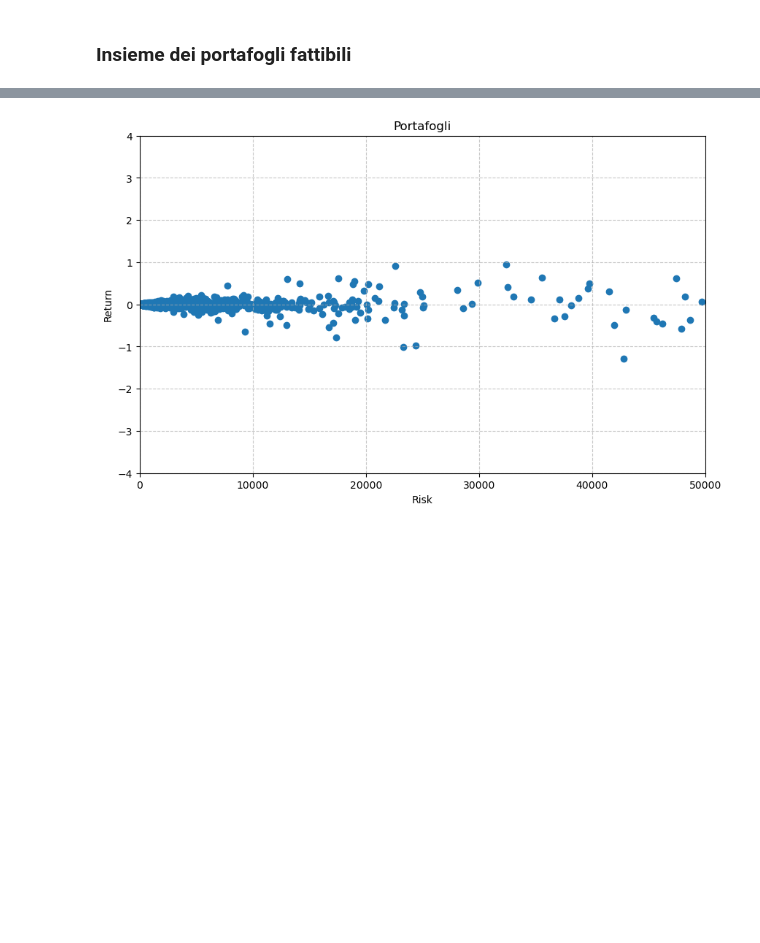
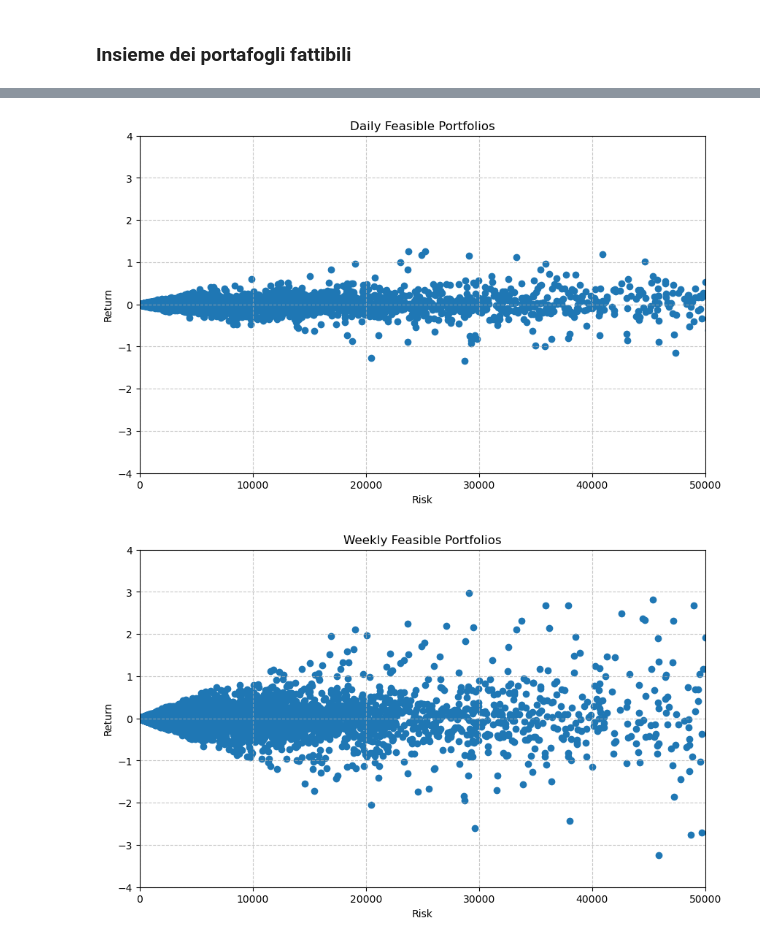
Before and after one commit to LucaFalasca/FinancialMarketAnalysis, a Jupyter notebook: rendimenti.ipynb, the cells around one changed output, grey strips where cells are left out. Drawn from its saved outputs; the diff is of its cells as text; code cells hidden in the pictures; blank space fills up the shorter version.

Commit message:
Feasible wallets

```diff
--- a/rendimenti.ipynb
+++ b/rendimenti.ipynb
@@ -221,7 +221,7 @@ for ticker, stock in stocks.items():
     df = stock.copy()
     df["Date"] = pd.to_datetime(df["Date"])
     df.set_index("Date", inplace=True)
-    df = df.rename(columns={"Close": ticker})
+    df = df.rename(columns={"Adj Close": ticker})
 
     all_stocks = pd.concat([all_stocks, df[ticker]], axis=1)
 
@@ -262,7 +262,10 @@ stock_exp_daily_return["Return"] = (np.log(all_stocks.iloc[-1]) - np.log(all_sto
 
 # Calcolo il tasso di rendimento settimanale medio per ogni stock
 stock_exp_weekly_return["Return"] = weekly_ret_rates.mean()
+stock_exp_monthly_return["Return"] = monthly_ret_rates.mean()
 
 print(stock_exp_daily_return)
+print(stock_exp_weekly_return)
+print(stock_exp_monthly_return)
 # %% [output]
         Return
@@ -280,22 +295,29 @@ wallets = pd.DataFrame()
 for ticker in tickers:
     # faccio 100 estrazioni casuali tra 0 e 1
     #wallets[ticker] = np.random.uniform(-100, 100, 100000)
-    wallets[ticker] = np.random.normal(0, 1000, 100000)
+    wallets[ticker] = np.random.normal(0, 1000, 1000000)
 
 # Normalizzo i pesi
 wallets = wallets.div(wallets.sum(axis=1), axis=0)
 
 # Calcolo il rendimento atteso pesando i rendimenti delle azioni per i pesi
-wallets_return = (wallets * stock_exp_daily_return["Return"]).sum(axis=1)
+wallets_daily_return = (wallets * stock_exp_daily_return["Return"]).sum(axis=1)
+wallets_weekly_return = (wallets * stock_exp_weekly_return["Return"]).sum(axis=1)
+wallets_monthly_return = (wallets * stock_exp_monthly_return["Return"]).sum(axis=1)
 
 # Calcolo la varianza pesata
 cov = all_stocks.cov()
 print(cov)
-wallets_variance = wallets.apply(lambda x: np.sqrt(np.dot(x, np.dot(cov, x))), axis=1)
+wallets_daily_variance = wallets.apply(lambda x: np.sqrt(np.dot(x, np.dot(cov, x))), axis=1)
+wallets_weekly_variance = wallets.apply(lambda x: np.sqrt(np.dot(x, np.dot(cov, x))), axis=1)
+wallets_monthly_variance = wallets.apply(lambda x: np.sqrt(np.dot(x, np.dot(cov, x))), axis=1)
+
 
 # Unisco i dati in un unico dataframe
-wallets["Return"] = wallets_return
-wallets["Risk"] = wallets_variance
+wallets["Daily_Return"] = wallets_daily_return
+wallets["Weekly_Return"] = wallets_weekly_return
+wallets["Monthly_Return"] = wallets_monthly_return
+wallets["Risk"] = wallets_daily_variance
 print(wallets)
 # %% [output]
              AAPL          MSFT         AMZN          JPM          WMT
@@ -321,15 +340,19 @@ WMT    753.740226   1357.970156   715.788729   564.210755   179.434817
 # %%
 # Grafico i vari portafogli con uno scatter plot
-plt.figure(figsize=(10, 6))
-plt.scatter(wallets["Risk"], wallets["Return"], alpha=1)
-plt.title("Portafogli")
-plt.xlabel("Risk")
-plt.ylabel("Return")
-plt.xlim(0, 0.5e5)
-plt.ylim(-4, 4)
+def plot_feasible_wallets(risk, exp_ret, title):
+    plt.figure(figsize=(10, 6))
+    plt.scatter(risk, exp_ret, alpha=1)
+    plt.title(title)
+    plt.xlabel("Risk")
+    plt.ylabel("Return")
+    plt.xlim(0, 0.5e5)
+    plt.ylim(-4, 4)
+    plt.grid(True, linestyle='--', alpha=0.7)
+    plt.show()
 
-# mostro il grafico il scala logaritmica
-plt.grid(True, linestyle='--', alpha=0.7)
-plt.show()
+plot_feasible_wallets(wallets["Risk"], wallets["Daily_Return"] , "Daily Feasible Portfolios")
+plot_feasible_wallets(wallets["Risk"], wallets["Weekly_Return"] , "Weekly Feasible Portfolios")
+plot_feasible_wallets(wallets["Risk"], wallets["Monthly_Return"] , "Monthly Feasible Portfolios")
 # %% [output]
-[figure, old version]
+[figure, new version]
+[figure, added]
```
Also changed, not shown: parts of 8 cells of this notebook.
